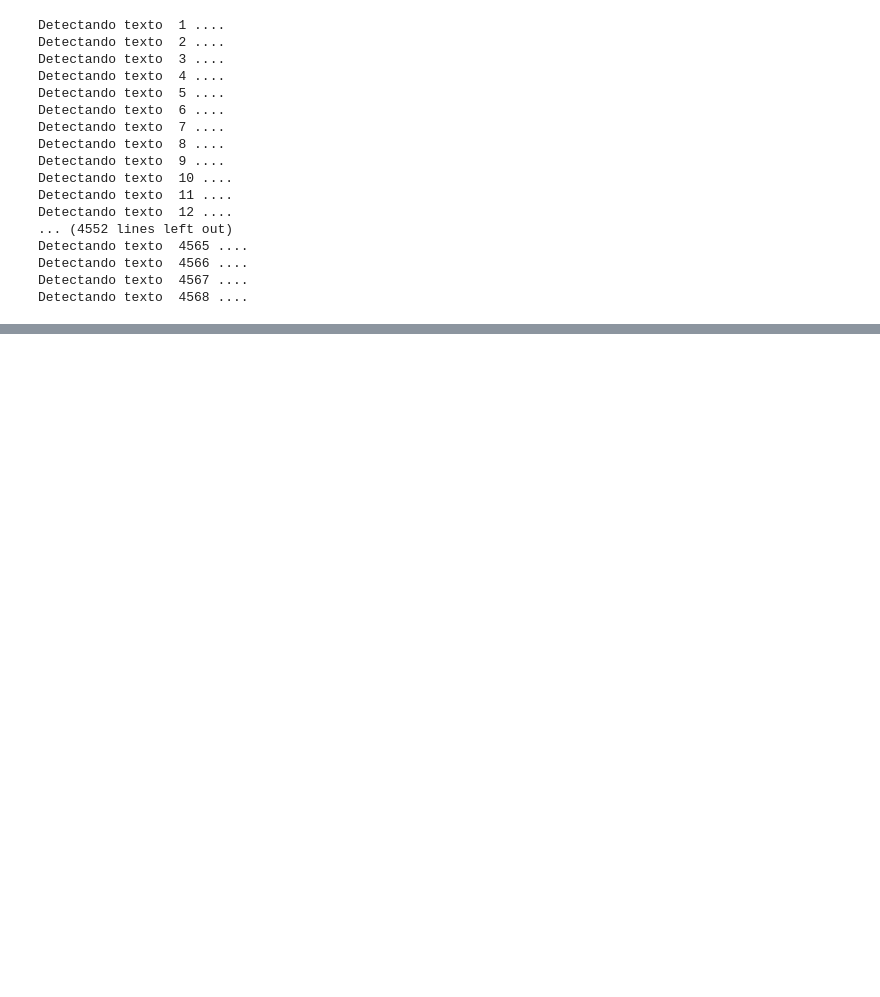
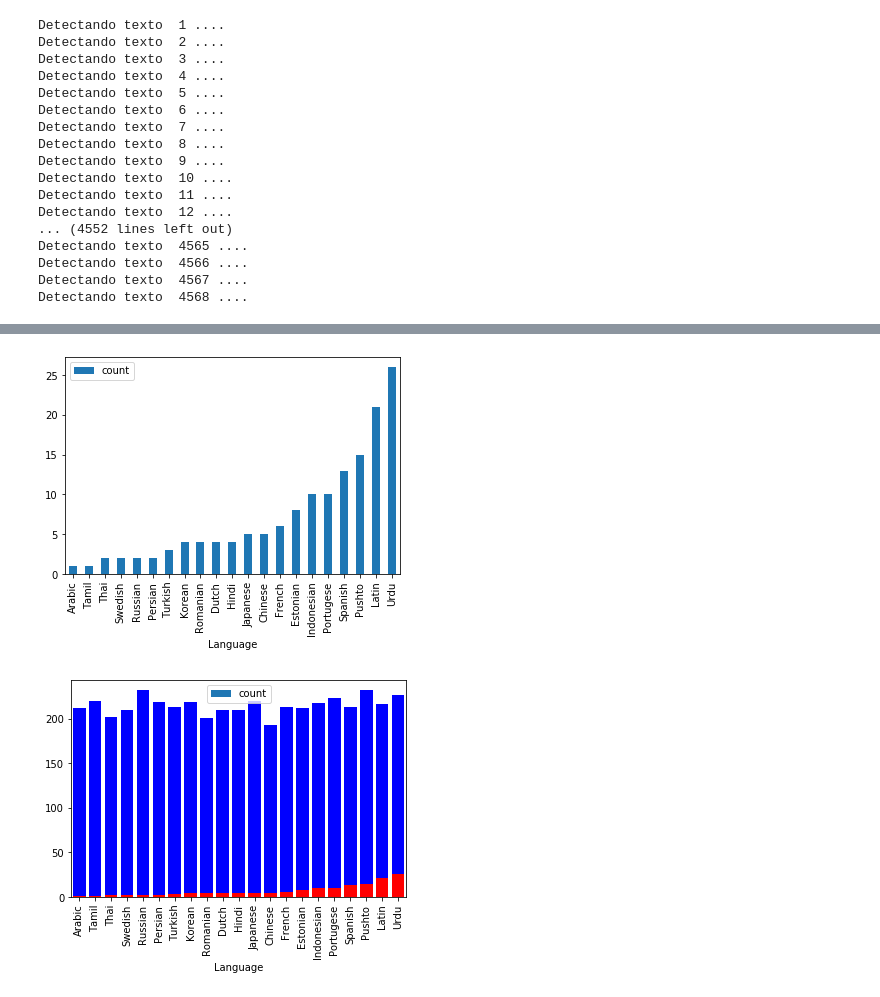
Before and after one commit to celopez74/LanguageDetectionAzureCognitiveServices, a Jupyter notebook: AzureCognitiveServicesConsuming.ipynb, the cells around one changed output, grey strips where cells are left out. Drawn from its saved outputs; the diff is of its cells as text; code cells hidden in the pictures; blank space fills up the shorter version.

```diff
--- a/AzureCognitiveServicesConsuming.ipynb
+++ b/AzureCognitiveServicesConsuming.ipynb
@@ -84,3 +84,18 @@ Detectando texto  4565 ....
 Detectando texto  4566 ....
 Detectando texto  4567 ....
 Detectando texto  4568 ....
+# %%
+import pandas as pd
+import numpy as np
+results  = pd.read_csv('D:\TFM\dataset_multilanguage_result.csv')
+results.loc[results["LanguageDetected"] == "Portuguese", "LanguageDetected"] = "Portugese"
+results.loc[results["LanguageDetected"] == "Chinese_Simplified", "LanguageDetected"] = "Chinese"
+results.loc[results["LanguageDetected"] == "Chinese_Traditional", "LanguageDetected"] = "Chinese"
+results.loc[results["LanguageDetected"] == "Pashto", "LanguageDetected"] = "Pushto"
+results.loc[results["LanguageDetected"] == "Farsi", "LanguageDetected"] = "Persian"
+results['Compare'] = np.select([results ['Language'] != results ['LanguageDetected']], ['Different'], 'Same ')
+results = results.drop(['Text'], axis=1)
+countT = results.groupby(['Language','Compare']).size().reset_index(name="count")
+results = results[results.Compare == 'Different']
+print(results)
+results.head(15)
@@ -86,0 +133,12 @@ Detectando texto  4568 ....
+# %%
+#results = (results[results.Compare == 'Different']).drop_duplicates()
+
+count = results.groupby(['Language']).size().reset_index(name="count")
+count = count.sort_values('count',ascending=True)
+countT['countT'] = countT['count'].groupby(countT['Language']).transform('sum')
+countT = countT[countT.Compare == 'Different']
+countT = countT.sort_values('count',ascending=True)
+
+#Formatear el dataframe en formato html
+from IPython.core.display import HTML
+HTML(countT.to_html(classes='table table-stripped'))
@@ -86,0 +163,12 @@ Detectando texto  4568 ....
+# %%
+import matplotlib.pyplot as plt
+axT = countT.plot.bar(x='Language', y='count', rot=90)
+ax = count.plot.bar(x='Language', y='count', rot=90)
+
+plt.bar(countT['Language'], countT['count'], color='r')
+plt.bar(countT['Language'],countT['countT'], bottom=countT['count'], color='b')
+plt.xticks(rotation=90)
+plt.show()
+# %% [output]
+[figure, added]
+[figure, added]
```
Also changed, not shown: parts of 2 cells of this notebook.
